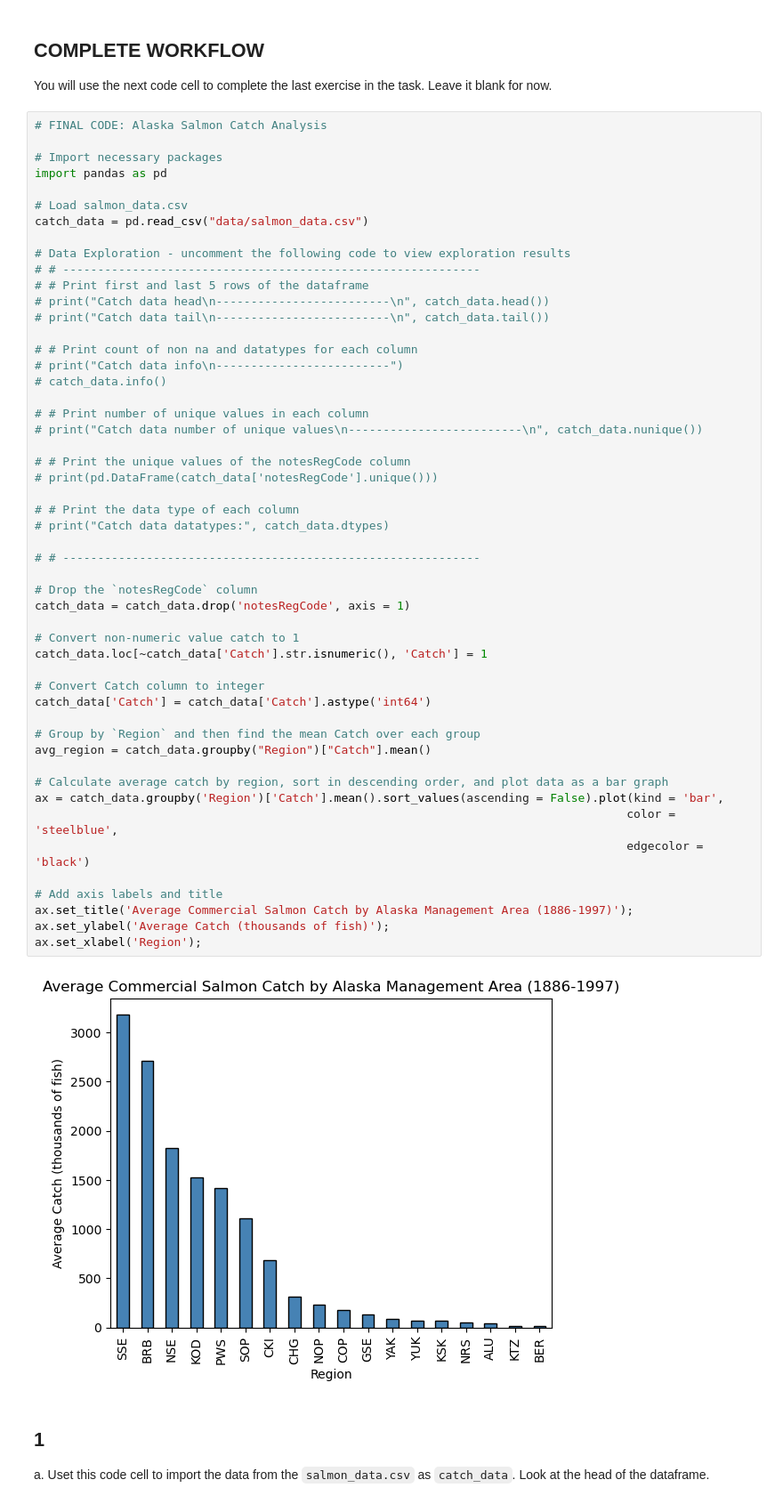
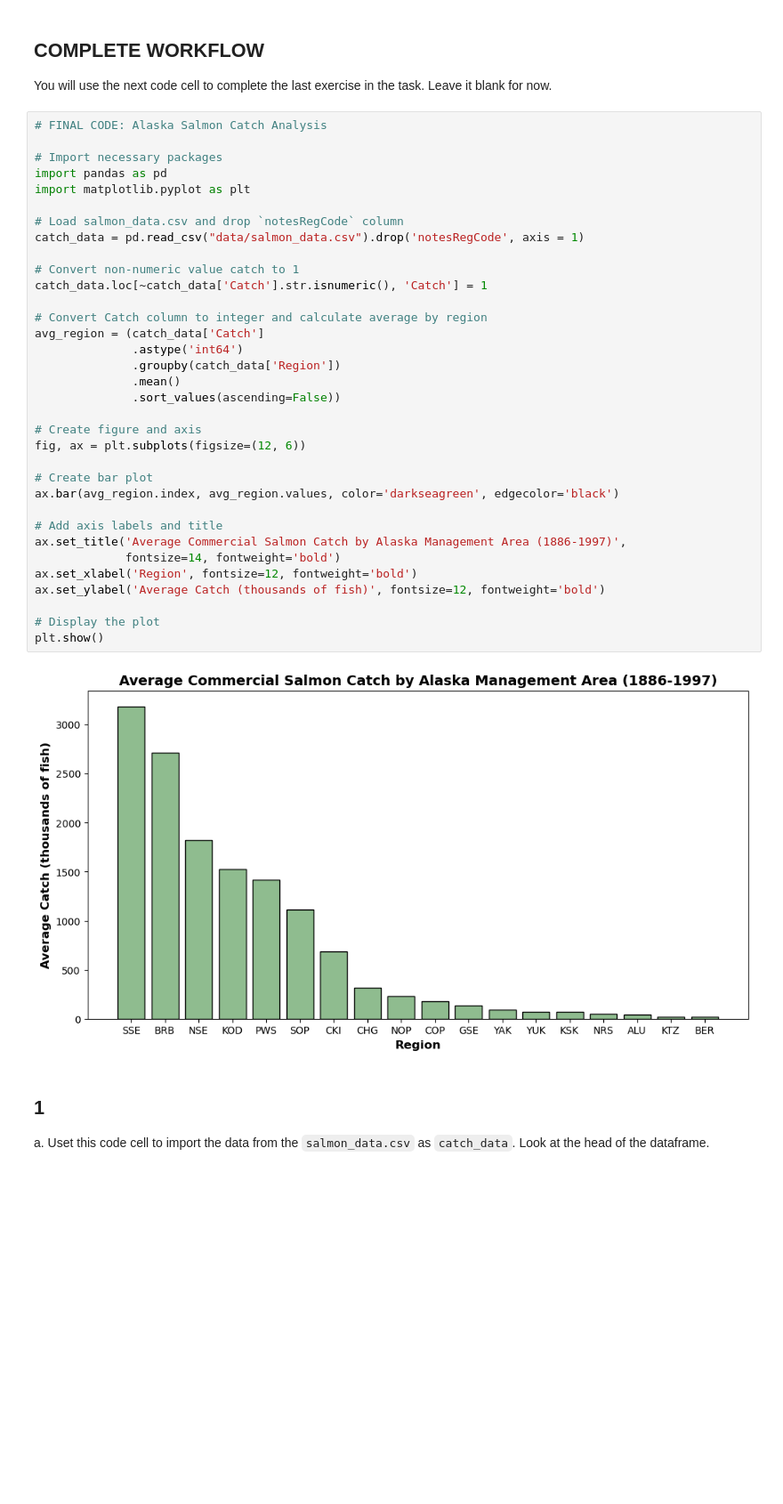
Before and after one commit to rellimylime/eds220-hwk2, a Jupyter notebook: task2/hwk2-task2-salmon.ipynb, the cells around one changed output. Shown at 89% size. Cells and saved outputs as stored; diff of their text form; blank space fills up the shorter version.

```diff
--- a/task2/hwk2-task2-salmon.ipynb
+++ b/task2/hwk2-task2-salmon.ipynb
@@ -50,56 +50,39 @@ You will use the next code cell to complete the last exercise in the task. Leave
 # %%
 # FINAL CODE: Alaska Salmon Catch Analysis
 
 # Import necessary packages
 import pandas as pd
+import matplotlib.pyplot as plt
 
-# Load salmon_data.csv
-catch_data = pd.read_csv("data/salmon_data.csv")
-
-# Data Exploration - uncomment the following code to view exploration results
-# # ------------------------------------------------------------
-# # Print first and last 5 rows of the dataframe
-# print("Catch data head\n-------------------------\n", catch_data.head())
-# print("Catch data tail\n-------------------------\n", catch_data.tail())
-
-# # Print count of non na and datatypes for each column
-# print("Catch data info\n-------------------------")
-# catch_data.info()
-
-# # Print number of unique values in each column
-# print("Catch data number of unique values\n-------------------------\n", catch_data.nunique())
-
-# # Print the unique values of the notesRegCode column
-# print(pd.DataFrame(catch_data['notesRegCode'].unique()))
-
-# # Print the data type of each column
-# print("Catch data datatypes:", catch_data.dtypes)
-
-# # ------------------------------------------------------------
-
-# Drop the `notesRegCode` column
-catch_data = catch_data.drop('notesRegCode', axis = 1)
+# Load salmon_data.csv and drop `notesRegCode` column
+catch_data = pd.read_csv("data/salmon_data.csv").drop('notesRegCode', axis = 1)
 
 # Convert non-numeric value catch to 1
 catch_data.loc[~catch_data['Catch'].str.isnumeric(), 'Catch'] = 1
 
-# Convert Catch column to integer
-catch_data['Catch'] = catch_data['Catch'].astype('int64')
+# Convert Catch column to integer and calculate average by region
+avg_region = (catch_data['Catch']
+              .astype('int64')
+              .groupby(catch_data['Region'])
+              .mean()
+              .sort_values(ascending=False))
 
-# Group by `Region` and then find the mean Catch over each group
-avg_region = catch_data.groupby("Region")["Catch"].mean()
+# Create figure and axis
+fig, ax = plt.subplots(figsize=(12, 6))
 
-# Calculate average catch by region, sort in descending order, and plot data as a bar graph
-ax = catch_data.groupby('Region')['Catch'].mean().sort_values(ascending = False).plot(kind = 'bar',
-                                                                                     color = 'steelblue',
-                                                                                     edgecolor = 'black')
+# Create bar plot
+ax.bar(avg_region.index, avg_region.values, color='darkseagreen', edgecolor='black')
 
 # Add axis labels and title
-ax.set_title('Average Commercial Salmon Catch by Alaska Management Area (1886-1997)');
-ax.set_ylabel('Average Catch (thousands of fish)');
-ax.set_xlabel('Region');
+ax.set_title('Average Commercial Salmon Catch by Alaska Management Area (1886-1997)',
+             fontsize=14, fontweight='bold')
+ax.set_xlabel('Region', fontsize=12, fontweight='bold')
+ax.set_ylabel('Average Catch (thousands of fish)', fontsize=12, fontweight='bold')
+
+# Display the plot
+plt.show()
 # %% [output]
-[figure, old version]
+[figure, new version]
 # %% [markdown]
 ## 1
 
```
Also changed, not shown: parts of 6 cells of this notebook, 1 other file.
